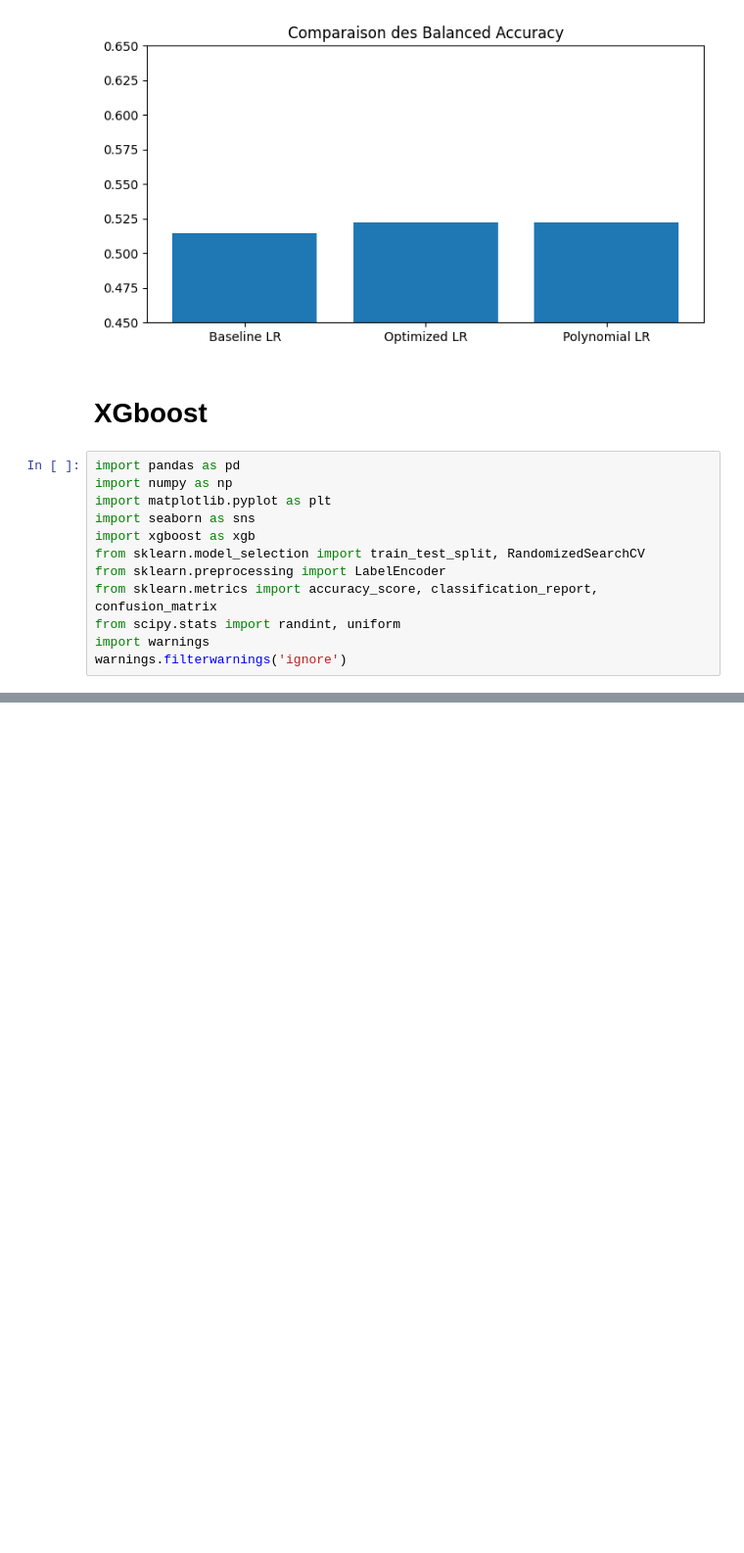
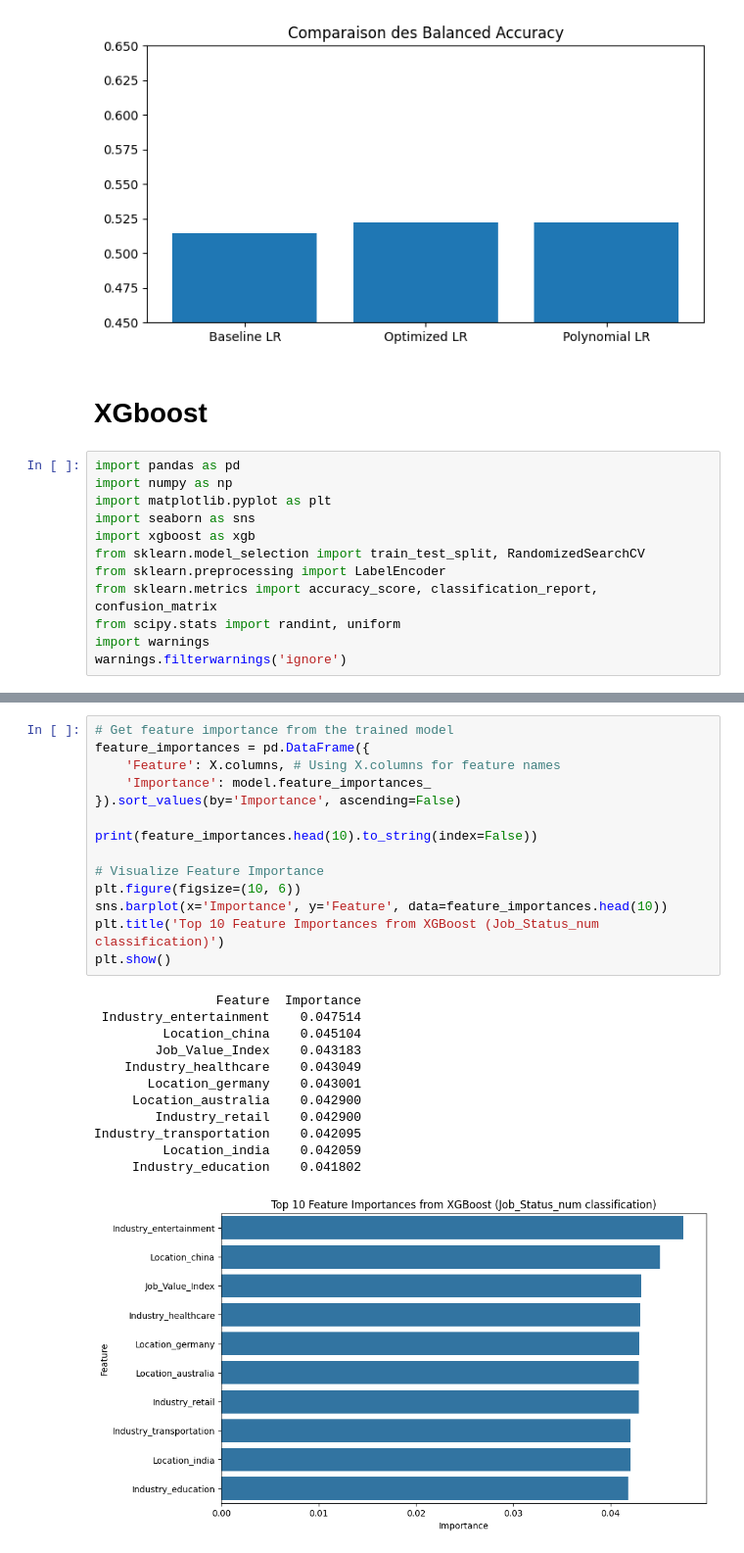
Before and after one commit to Meria-Troudi/mlProject, a Jupyter notebook: models/bo1_Models.ipynb, the cells around one changed output, grey strips where cells are left out. Shown at 98% size. Saved outputs shown, nothing was run; the diff lists cells and outputs as text; blank space fills up the shorter version.

```diff
--- a/models/bo1_Models.ipynb
+++ b/models/bo1_Models.ipynb
@@ -1083,0 +751,27 @@ weighted avg       0.61      0.65      0.62      6000
+# %%
+# Get feature importance from the trained model
+feature_importances = pd.DataFrame({
+    'Feature': X.columns, # Using X.columns for feature names
+    'Importance': model.feature_importances_
+}).sort_values(by='Importance', ascending=False)
+
+print(feature_importances.head(10).to_string(index=False))
+
+# Visualize Feature Importance
+plt.figure(figsize=(10, 6))
+sns.barplot(x='Importance', y='Feature', data=feature_importances.head(10))
+plt.title('Top 10 Feature Importances from XGBoost (Job_Status_num classification)')
+plt.show()
+# %% [output]
+                Feature  Importance
+ Industry_entertainment    0.047514
+         Location_china    0.045104
+        Job_Value_Index    0.043183
+    Industry_healthcare    0.043049
+       Location_germany    0.043001
+     Location_australia    0.042900
+        Industry_retail    0.042900
+Industry_transportation    0.042095
+         Location_india    0.042059
+     Industry_education    0.041802
+[figure, added]
```
Also changed, not shown: parts of 24 cells of this notebook.
